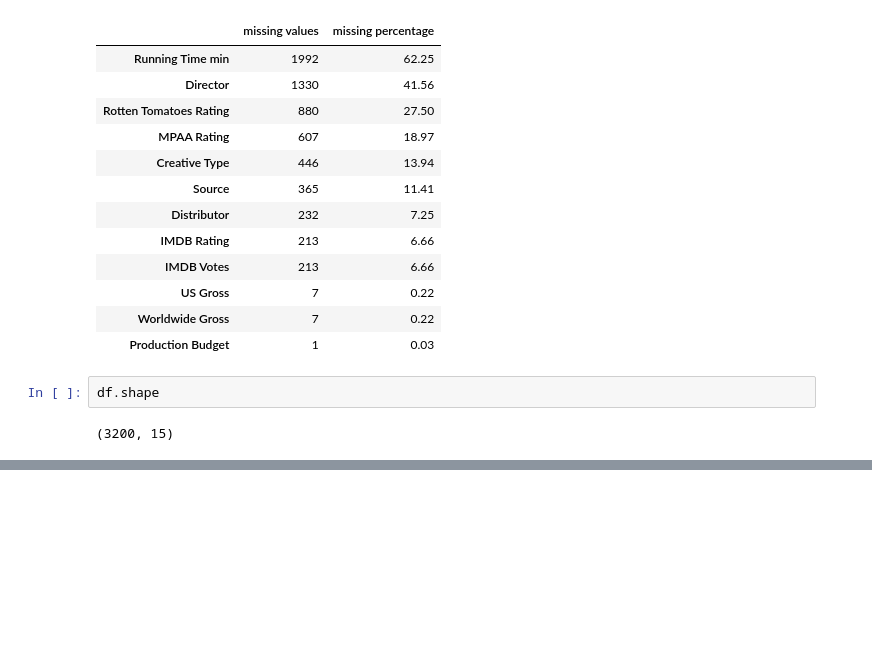
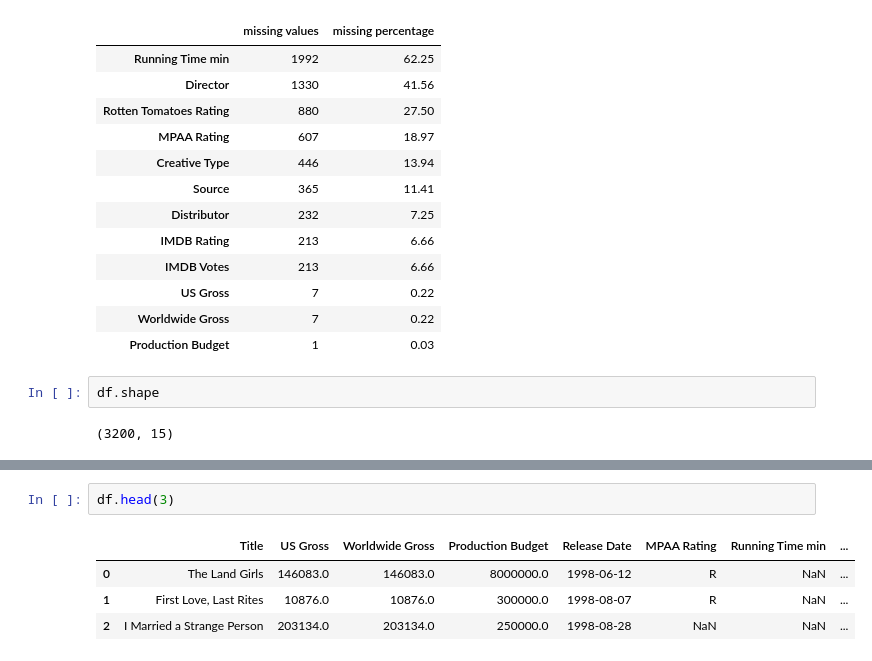
Before and after one commit to Danie1Alexandre/Lexicon---Python---AI, a Jupyter notebook: Data analysis and Visualisation/Project/project investigate a movies data set.ipynb, the cells around one changed output, grey strips where cells are left out. Saved outputs shown, nothing was run; the diff lists cells and outputs as text; blank space fills up the shorter version.

```diff
--- a/Data analysis and Visualisation/Project/project investigate a movies data set.ipynb
+++ b/Data analysis and Visualisation/Project/project investigate a movies data set.ipynb
@@ -281,0 +335,7 @@ df.shape
+# %%
+df.head(3)
+# %% [output]
+|  | Title | US Gross | Worldwide Gross | Production Budget | Release Date | MPAA Rating | Running Time min | ... |
+| 0 | The Land Girls | 146083.0 | 146083.0 | 8000000.0 | 1998-06-12 | R | NaN | ... |
+| 1 | First Love, Last Rites | 10876.0 | 10876.0 | 300000.0 | 1998-08-07 | R | NaN | ... |
+| 2 | I Married a Strange Person | 203134.0 | 203134.0 | 250000.0 | 1998-08-28 | NaN | NaN | ... |
```
Also changed, not shown: parts of 16 cells of this notebook.
